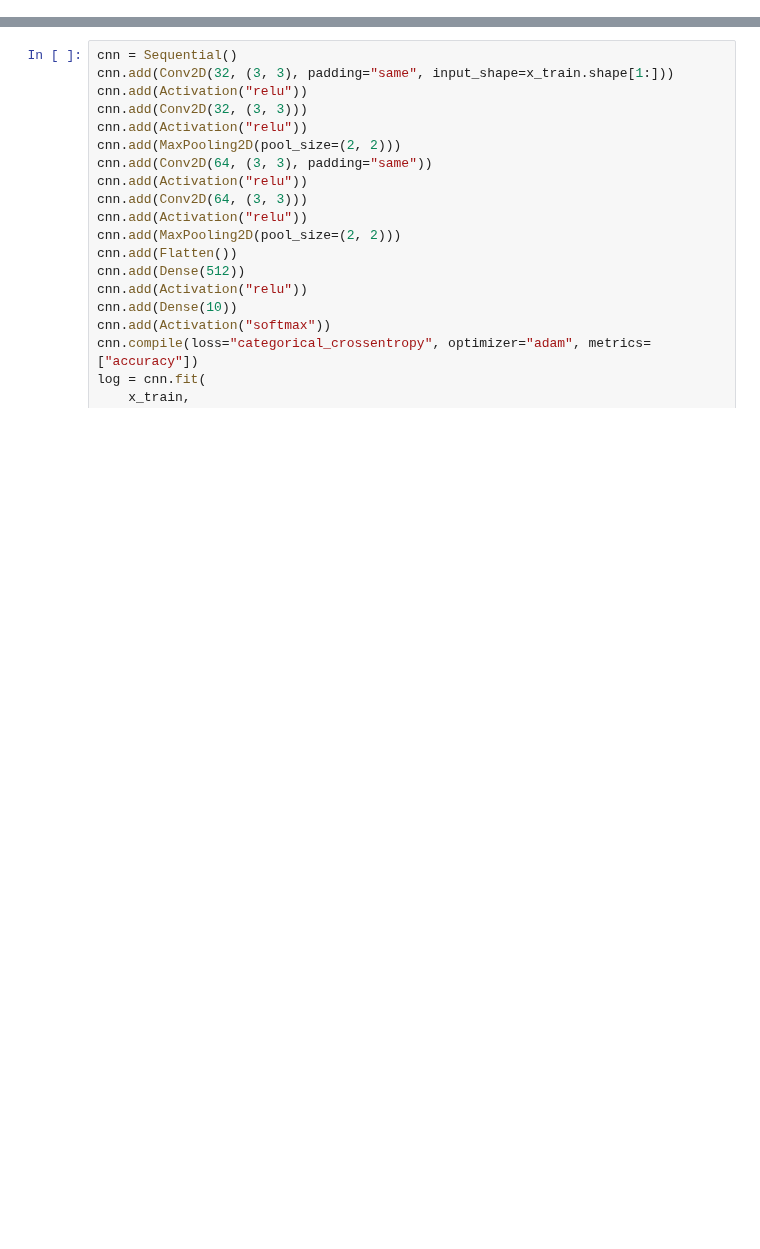
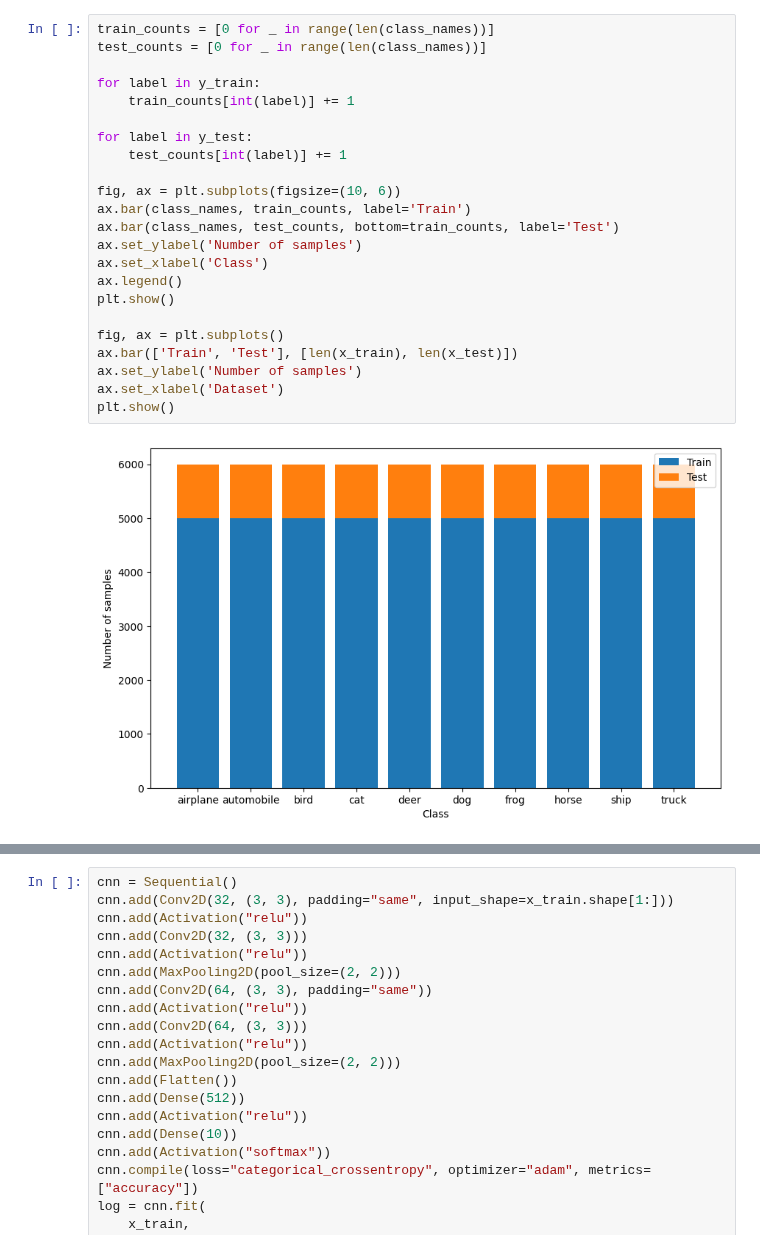
Before and after one commit to Shahriar-0/Artificial-Intelligence-Course-Projects-S2023, a Jupyter notebook: 6 - Neural Networks/phase 2/AI_CA6_P2.ipynb, the cells around one changed output, grey strips where cells are left out. Cells and saved outputs as stored; diff of their text form; blank space fills up the shorter version.

```diff
--- a/6 - Neural Networks/phase 2/AI_CA6_P2.ipynb
+++ b/6 - Neural Networks/phase 2/AI_CA6_P2.ipynb
@@ -77,0 +127,25 @@ import difflib
+# %%
+train_counts = [0 for _ in range(len(class_names))]
+test_counts = [0 for _ in range(len(class_names))]
+
+for label in y_train:
+    train_counts[int(label)] += 1
+
+for label in y_test:
+    test_counts[int(label)] += 1
+
+fig, ax = plt.subplots(figsize=(10, 6))
+ax.bar(class_names, train_counts, label='Train')
+ax.bar(class_names, test_counts, bottom=train_counts, label='Test')
+ax.set_ylabel('Number of samples')
+ax.set_xlabel('Class')
+ax.legend()
+plt.show()
+
+fig, ax = plt.subplots()
+ax.bar(['Train', 'Test'], [len(x_train), len(x_test)])
+ax.set_ylabel('Number of samples')
+ax.set_xlabel('Dataset')
+plt.show()
+# %% [output]
+[figure, added]
```
Also changed, not shown: parts of 10 cells of this notebook, 2 other files.
